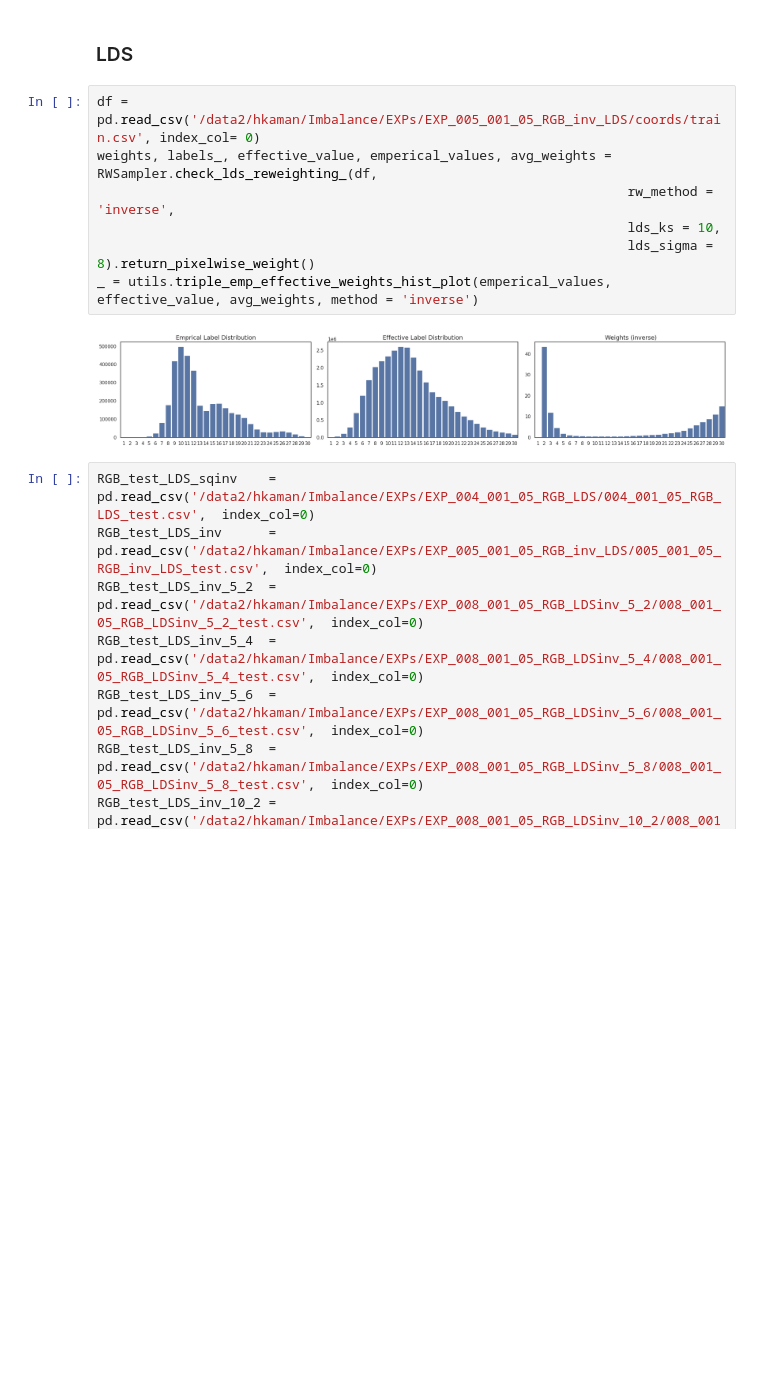
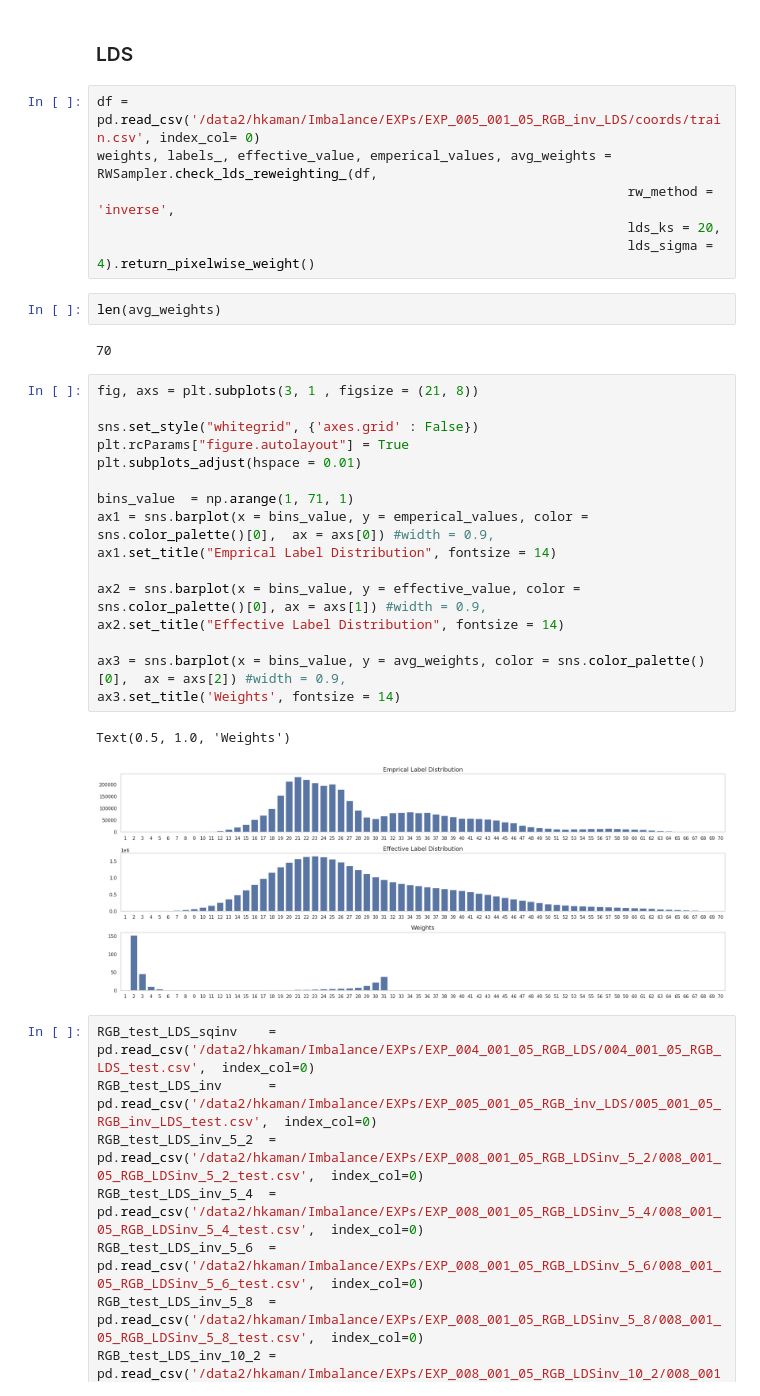
Before and after one commit to plant-ai-biophysics-lab/imbalance_deep_regression_yield_forecasting, a Jupyter notebook: Inference/ReWeightingMethods.ipynb, the cells around one changed output. Cells and saved outputs as stored; diff of their text form; blank space fills up the shorter version.

```diff
--- a/Inference/ReWeightingMethods.ipynb
+++ b/Inference/ReWeightingMethods.ipynb
@@ -206,11 +268,31 @@ _ = Inference.train_val_test_satterplot(RGB_train_cost_sensitive, RGB_valid_cost
 df = pd.read_csv('/data2/hkaman/Imbalance/EXPs/EXP_005_001_05_RGB_inv_LDS/coords/train.csv', index_col= 0)
 weights, labels_, effective_value, emperical_values, avg_weights = RWSampler.check_lds_reweighting_(df,
                                                                     rw_method = 'inverse',
-                                                                    lds_ks = 10,
-                                                                    lds_sigma = 8).return_pixelwise_weight()
-_ = utils.triple_emp_effective_weights_hist_plot(emperical_values, effective_value, avg_weights, method = 'inverse')
+                                                                    lds_ks = 20,
+                                                                    lds_sigma = 4).return_pixelwise_weight()
-# %% [output]
-[figure, removed]
+# %%
+len(avg_weights)
+# %% [output]
+70
+# %%
+fig, axs = plt.subplots(3, 1 , figsize = (21, 8))
+
+sns.set_style("whitegrid", {'axes.grid' : False})
+plt.rcParams["figure.autolayout"] = True
+plt.subplots_adjust(hspace = 0.01)
+
+bins_value  = np.arange(1, 71, 1)
+ax1 = sns.barplot(x = bins_value, y = emperical_values, color = sns.color_palette()[0],  ax = axs[0]) #width = 0.9,
+ax1.set_title("Emprical Label Distribution", fontsize = 14)
+
+ax2 = sns.barplot(x = bins_value, y = effective_value, color = sns.color_palette()[0], ax = axs[1]) #width = 0.9,
+ax2.set_title("Effective Label Distribution", fontsize = 14)
+
+ax3 = sns.barplot(x = bins_value, y = avg_weights, color = sns.color_palette()[0],  ax = axs[2]) #width = 0.9,
+ax3.set_title('Weights', fontsize = 14)
+# %% [output]
+Text(0.5, 1.0, 'Weights')
+[figure, added]
 # %%
 RGB_test_LDS_sqinv    = pd.read_csv('/data2/hkaman/Imbalance/EXPs/EXP_004_001_05_RGB_LDS/004_001_05_RGB_LDS_test.csv',  index_col=0)
 RGB_test_LDS_inv      = pd.read_csv('/data2/hkaman/Imbalance/EXPs/EXP_005_001_05_RGB_inv_LDS/005_001_05_RGB_inv_LDS_test.csv',  index_col=0)
```
Also changed, not shown: parts of 8 cells of this notebook, 23 other files.
